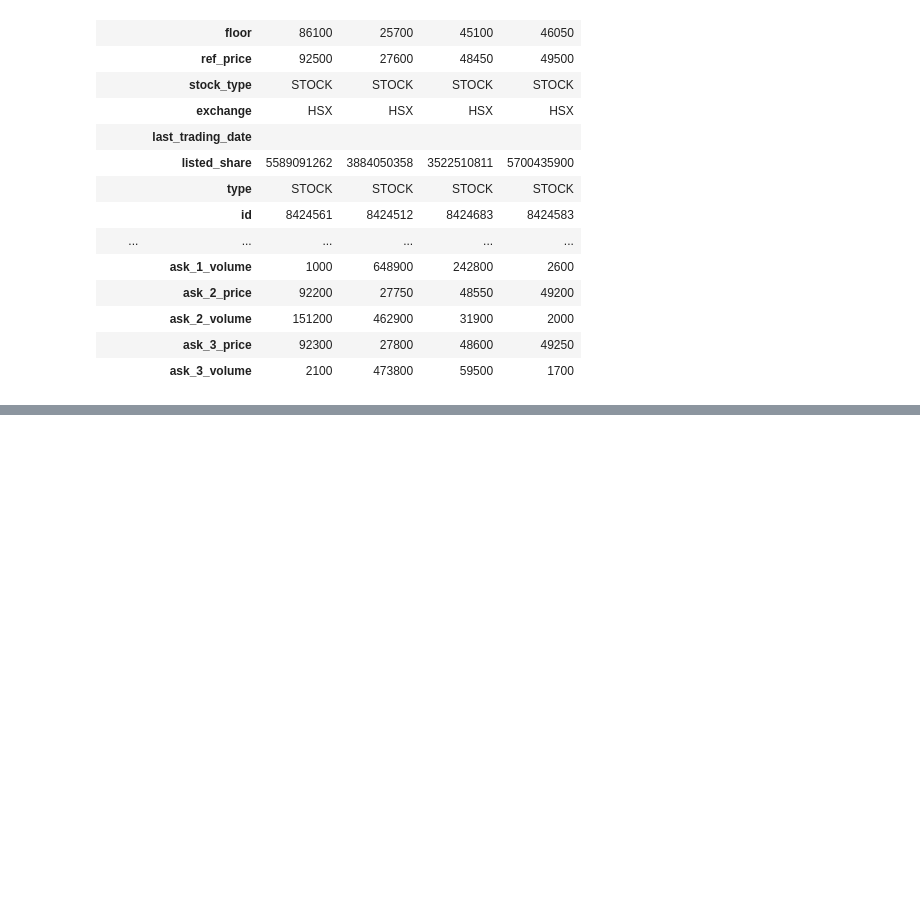
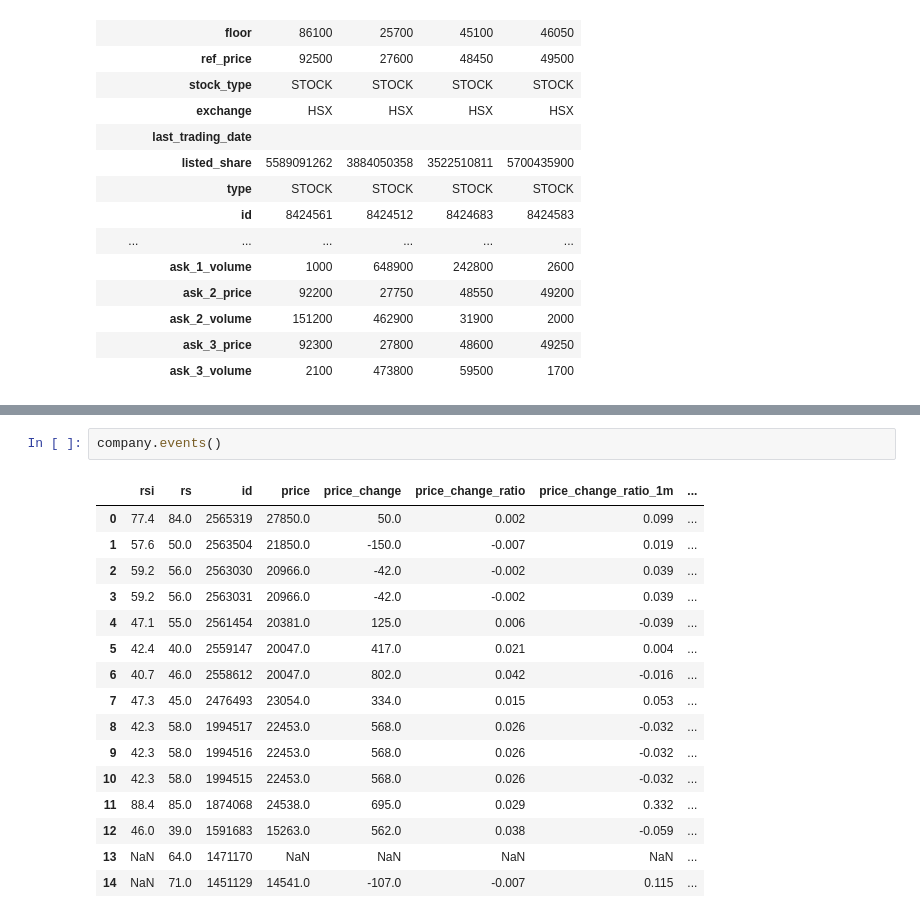
Before and after one commit to thinh-vu/vnstock, a Jupyter notebook: docs/vnstock3_demo.ipynb, the cells around one changed output, grey strips where cells are left out. Cells and saved outputs as stored; diff of their text form; blank space fills up the shorter version.

```diff
--- a/docs/vnstock3_demo.ipynb
+++ b/docs/vnstock3_demo.ipynb
@@ -183,0 +317,19 @@ stock.trading.price_board(['VCB','ACB','TCB','BID']).T # Bỏ .T để xoay tr
+# %%
+company.events()
+# %% [output]
+|  | rsi | rs | id | price | price_change | price_change_ratio | price_change_ratio_1m | ... |
+| 0 | 77.4 | 84.0 | 2565319 | 27850.0 | 50.0 | 0.002 | 0.099 | ... |
+| 1 | 57.6 | 50.0 | 2563504 | 21850.0 | -150.0 | -0.007 | 0.019 | ... |
+| 2 | 59.2 | 56.0 | 2563030 | 20966.0 | -42.0 | -0.002 | 0.039 | ... |
+| 3 | 59.2 | 56.0 | 2563031 | 20966.0 | -42.0 | -0.002 | 0.039 | ... |
+| 4 | 47.1 | 55.0 | 2561454 | 20381.0 | 125.0 | 0.006 | -0.039 | ... |
+| 5 | 42.4 | 40.0 | 2559147 | 20047.0 | 417.0 | 0.021 | 0.004 | ... |
+| 6 | 40.7 | 46.0 | 2558612 | 20047.0 | 802.0 | 0.042 | -0.016 | ... |
+| 7 | 47.3 | 45.0 | 2476493 | 23054.0 | 334.0 | 0.015 | 0.053 | ... |
+| 8 | 42.3 | 58.0 | 1994517 | 22453.0 | 568.0 | 0.026 | -0.032 | ... |
+| 9 | 42.3 | 58.0 | 1994516 | 22453.0 | 568.0 | 0.026 | -0.032 | ... |
+| 10 | 42.3 | 58.0 | 1994515 | 22453.0 | 568.0 | 0.026 | -0.032 | ... |
+| 11 | 88.4 | 85.0 | 1874068 | 24538.0 | 695.0 | 0.029 | 0.332 | ... |
+| 12 | 46.0 | 39.0 | 1591683 | 15263.0 | 562.0 | 0.038 | -0.059 | ... |
+| 13 | NaN | 64.0 | 1471170 | NaN | NaN | NaN | NaN | ... |
+| 14 | NaN | 71.0 | 1451129 | 14541.0 | -107.0 | -0.007 | 0.115 | ... |
```
Also changed, not shown: parts of 41 cells of this notebook, 7 other files.
